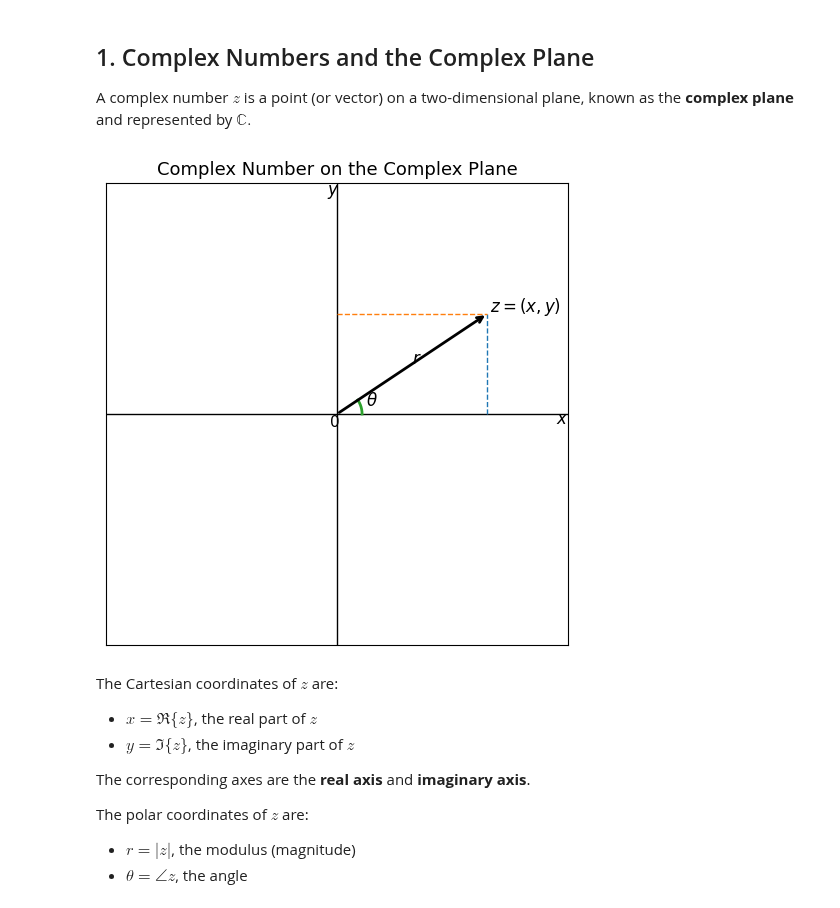
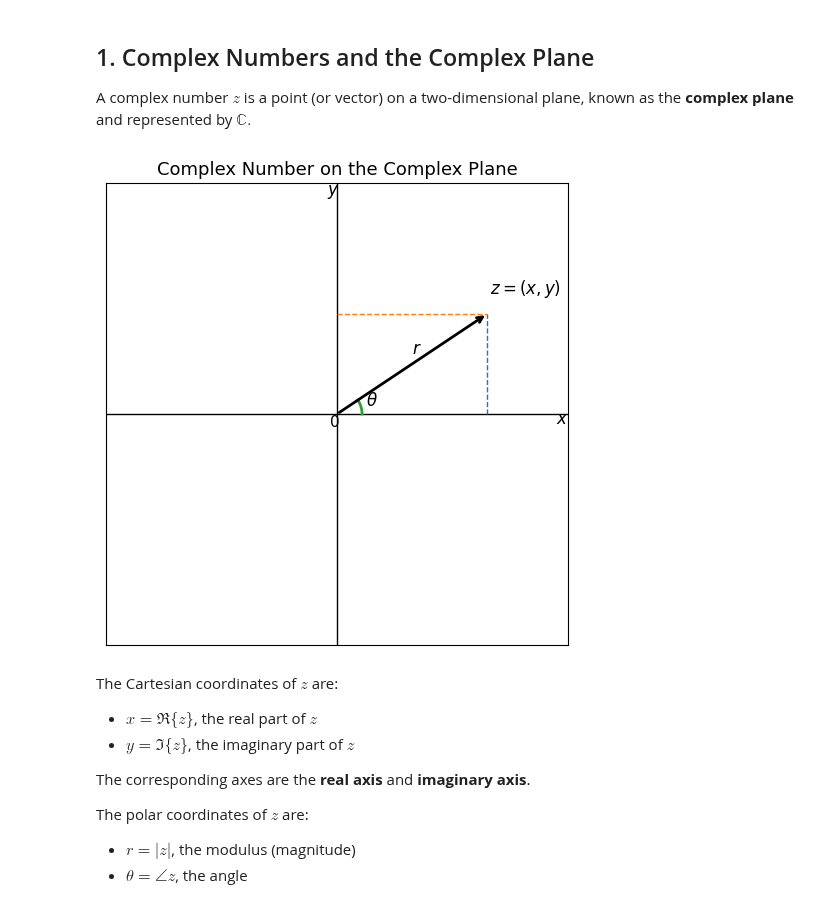
Before and after one commit to scular-HCC/scular-HCC.github.io, a Jupyter notebook: Signals/Lecture_01_Complex_Numbers.ipynb, the cells around one changed output. Saved outputs shown, nothing was run; the diff lists cells and outputs as text; code cells hidden in the pictures.

```diff
--- a/Signals/Lecture_01_Complex_Numbers.ipynb
+++ b/Signals/Lecture_01_Complex_Numbers.ipynb
@@ -39,7 +39,7 @@ ax.annotate(
 )
 
 # Label for z = (x, y)
-ax.text(x*1.02, y*1.02, r'$z=(x,y)$', fontsize=12)
+ax.text(x*1.02, y*1.2, r'$z=(x,y)$', fontsize=12)
 
 # Dashed projection lines
 ax.plot([x, x], [0, y], linestyle='dashed', linewidth=1)
@@ -55,35 +55,35 @@ ax.plot(
 
 # Label theta
 theta_mid = theta / 2
 ax.text(
     0.6*np.cos(theta_mid),
     0.6*np.sin(theta_mid),
     r'$\theta$',
     fontsize=12
 )
 
 # Label r along the vector
 ax.text(
     x/2,
-    y/2,
+    y/2+0.2,
     r'$r$',
     fontsize=12
 )
 
 # Axis labels
 ax.text(L*0.95, -0.2, r'$x$', fontsize=12)
 ax.text(-0.2, L*0.95, r'$y$', fontsize=12)
 ax.text(-0.15, -0.25, r'$0$', fontsize=11)
 
 # Styling
 ax.set_aspect('equal', adjustable='box')
 ax.set_xticks([])
 ax.set_yticks([])
 ax.set_title('Complex Number on the Complex Plane', fontsize=13)
 
 plt.show()
 # %% [output]
-[figure, old version]
+[figure, new version]
 # %% [markdown]
 The Cartesian coordinates of $z$ are:
 - $x = \Re\{z\}$, the real part of $z$
```
Also changed, not shown: 3 other files.
